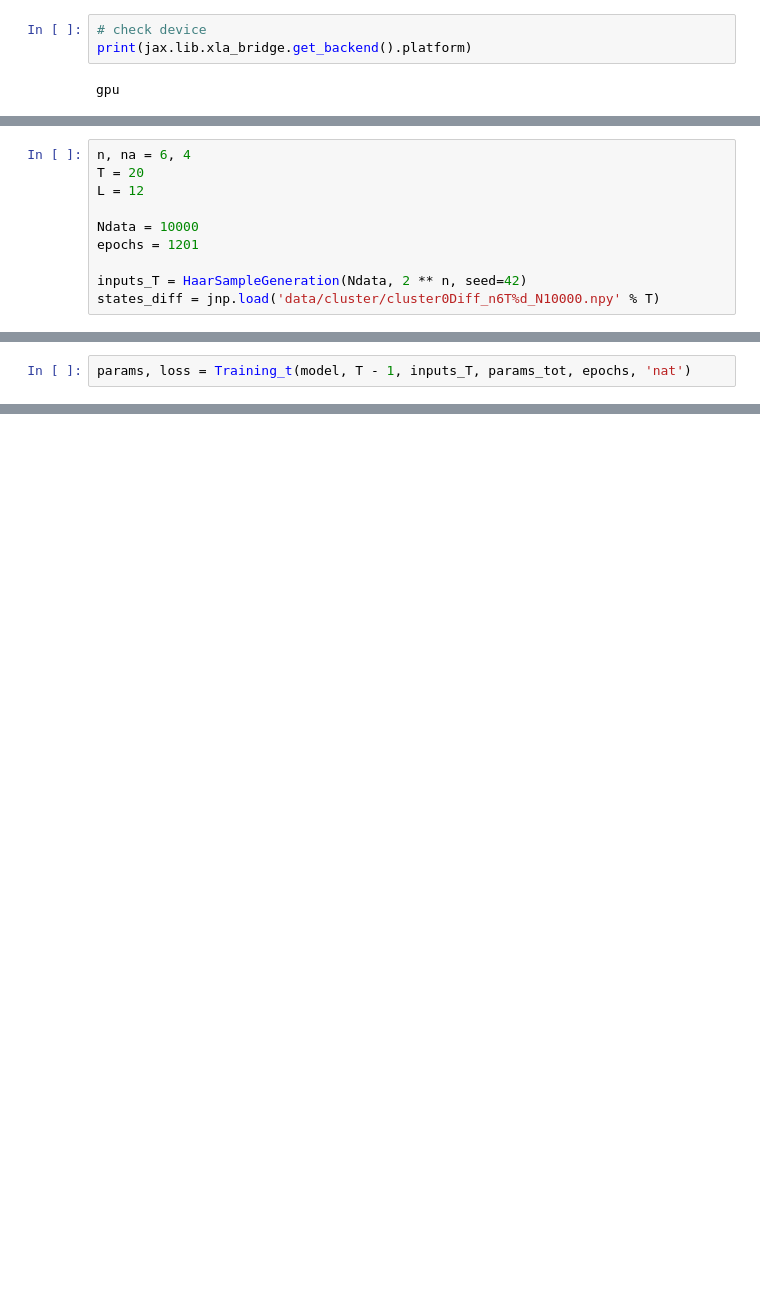
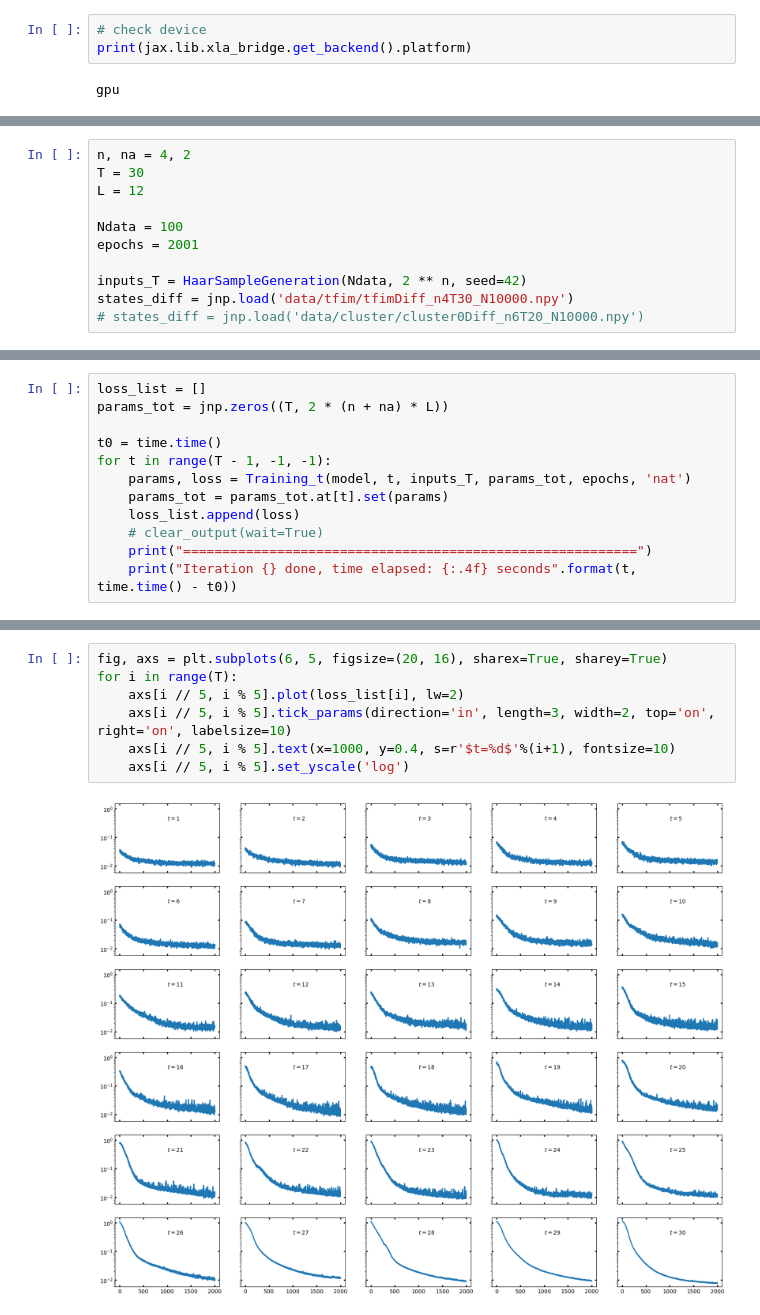
Before and after one commit to Francis-Hsu/QuantGenMdl, a Jupyter notebook: training_jax.ipynb, the cells around one changed output, grey strips where cells are left out. Cells and saved outputs as stored; diff of their text form; blank space fills up the shorter version.

Commit message:
update training script

```diff
--- a/training_jax.ipynb
+++ b/training_jax.ipynb
@@ -100,15 +95,16 @@ def Training_t(model, t, inputs_T, params_tot, epochs, dis_measure='wd'):
 
     return params_t, loss_hist
 # %%
-n, na = 6, 4
-T = 20
+n, na = 4, 2
+T = 30
 L = 12
 
-Ndata = 10000
-epochs = 1201
+Ndata = 100
+epochs = 2001
 
 inputs_T = HaarSampleGeneration(Ndata, 2 ** n, seed=42)
-states_diff = jnp.load('data/cluster/cluster0Diff_n6T%d_N10000.npy' % T)
+states_diff = jnp.load('data/tfim/tfimDiff_n4T30_N10000.npy')
+# states_diff = jnp.load('data/cluster/cluster0Diff_n6T20_N10000.npy')
 # %%
 model = QDDPM(n=n, na=na, T=T, L=L)
 model.set_diffusionSet(states_diff)
@@ -116,2 +110,0 @@ params_tot = jnp.zeros((T, 2 * (n + na) * L))
-# %%
-params, loss = Training_t(model, T - 1, inputs_T, params_tot, epochs, 'nat')
@@ -136,0 +111,12 @@ plt.plot(jnp.hstack(loss))
+# %%
+loss_list = []
+params_tot = jnp.zeros((T, 2 * (n + na) * L))
+
+t0 = time.time()
+for t in range(T - 1, -1, -1):
+    params, loss = Training_t(model, t, inputs_T, params_tot, epochs, 'nat')
+    params_tot = params_tot.at[t].set(params)
+    loss_list.append(loss)
+    # clear_output(wait=True)
+    print("==========================================================")
+    print("Iteration {} done, time elapsed: {:.4f} seconds".format(t, time.time() - t0))
@@ -136,0 +141,9 @@ plt.plot(jnp.hstack(loss))
+# %%
+fig, axs = plt.subplots(6, 5, figsize=(20, 16), sharex=True, sharey=True)
+for i in range(T):
+    axs[i // 5, i % 5].plot(loss_list[i], lw=2)
+    axs[i // 5, i % 5].tick_params(direction='in', length=3, width=2, top='on', right='on', labelsize=10)
+    axs[i // 5, i % 5].text(x=1000, y=0.4, s=r'$t=%d$'%(i+1), fontsize=10)
+    axs[i // 5, i % 5].set_yscale('log')
+# %% [output]
+[figure, added]
```
Also changed, not shown: parts of 7 cells of this notebook.
